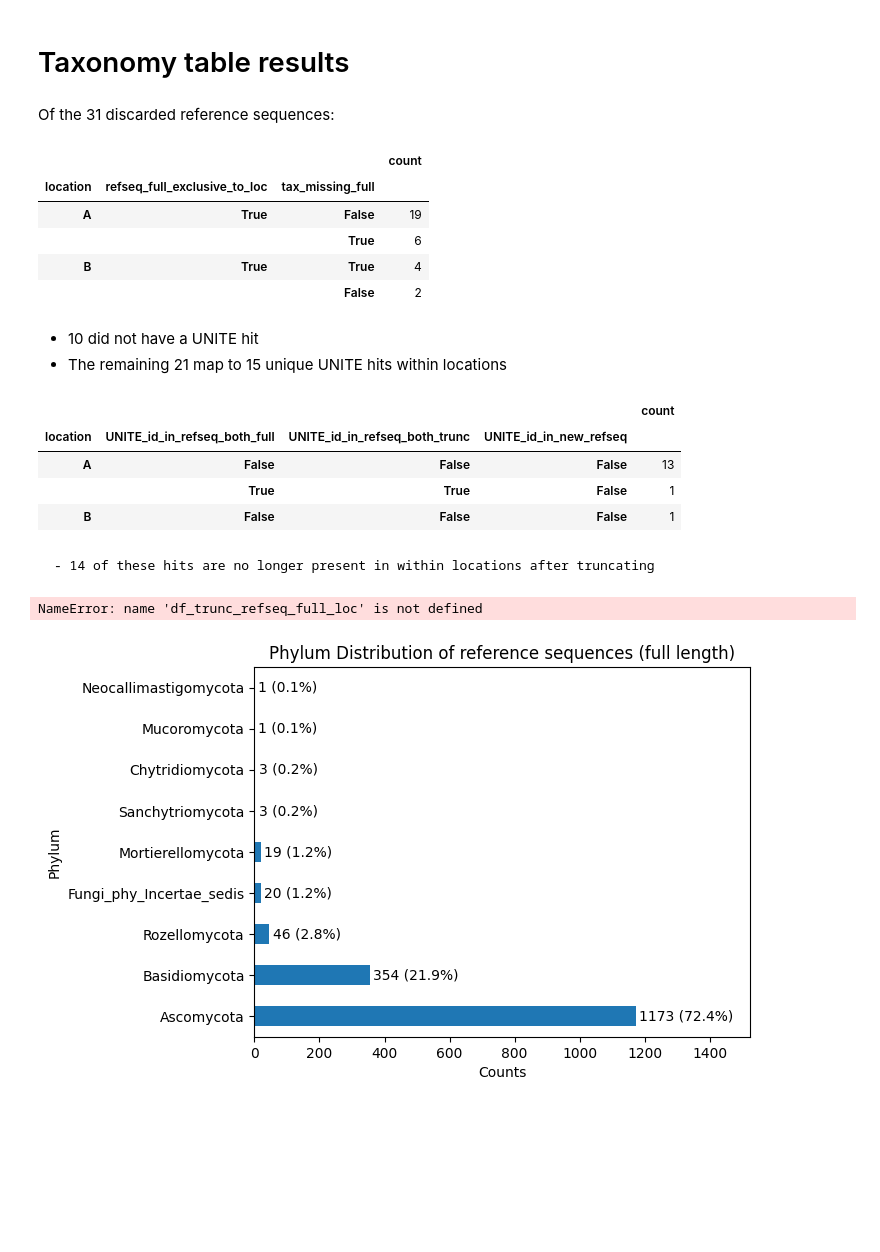
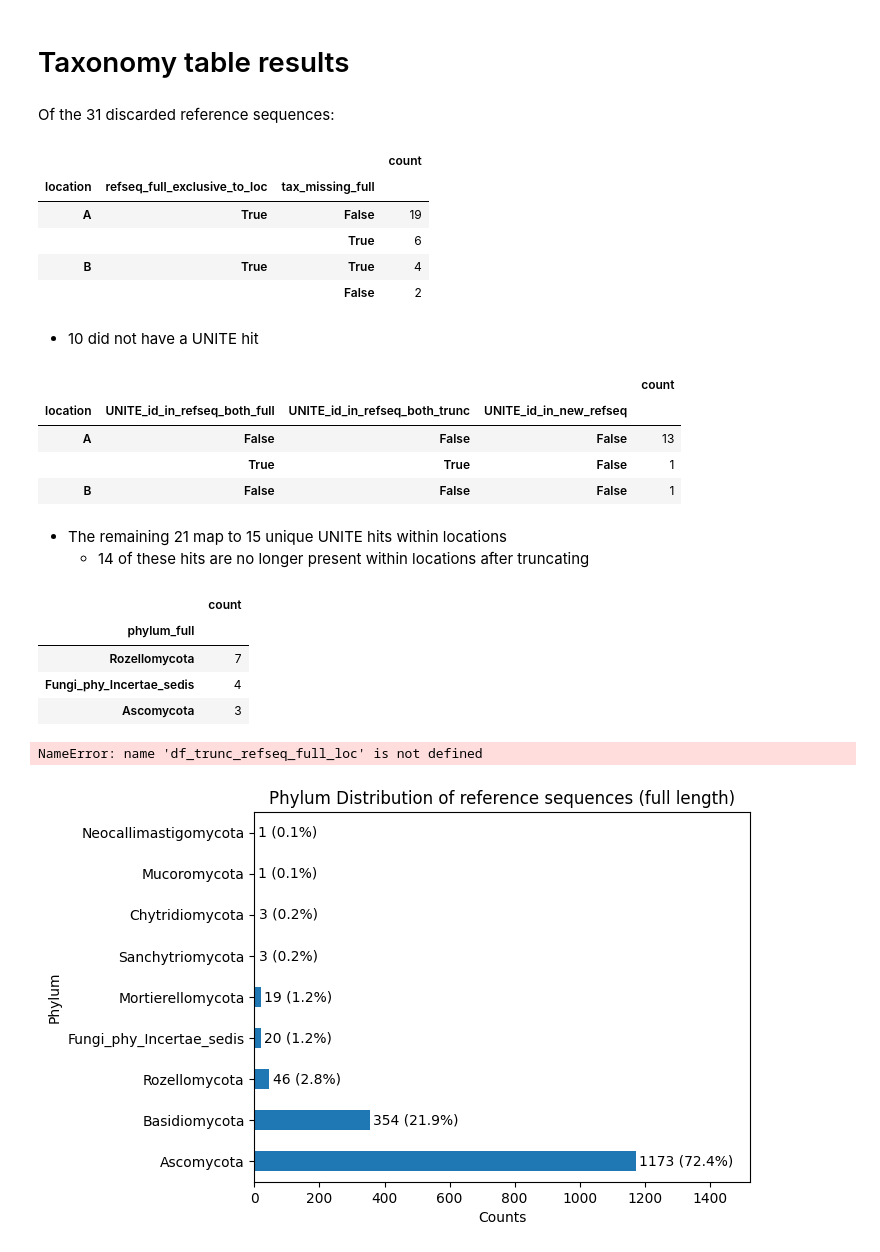
Before and after one commit to SethGG/mycodiversity-arise, a Jupyter notebook: 7_data_analysis.ipynb, the cells around one changed output. Drawn from its saved outputs; the diff is of its cells as text; code cells hidden in the pictures; blank space fills up the shorter version.

Commit message:
discard

```diff
--- a/7_data_analysis.ipynb
+++ b/7_data_analysis.ipynb
@@ -450,7 +450,13 @@ display(df_discard_refseq_full_tax_missing_count)
 display(md(f"- {num_discard_refseq_full_unite_na} did not have a UNITE hit"))
 display(df_discard_unite_full_counts)
 display(md(f"- The remaining {num_discard_refseq_full_unite} map to {num_discard_unite_full} unique UNITE hits within locations\n"
-           f"\t- {num_discard_unite_full_not_elsewhere} of these hits are no longer present in within locations after truncating"))
+           f"\t- {num_discard_unite_full_not_elsewhere} of these hits are no longer present within locations after truncating"))
+
+df_discard_unite_full_elsewhere = df_discard_unite_full[
+    (df_discard_unite_full["UNITE_id_in_refseq_both_trunc"] == False) & (df_discard_unite_full["UNITE_id_in_new_refseq"] == False)]
+df_discard_unite_full_elsewhere_tax_count = pd.DataFrame(df_discard_unite_full_elsewhere.value_counts(subset="phylum_full"))
+display(df_discard_unite_full_elsewhere_tax_count)
+
 
 #Taxonomic differences on ZOTUs that pass at full length and after truncation
 
@@ -463,35 +469,40 @@ df_trunc_unite_full_new["UNITE_id_in_trunc"] = df_trunc_unite_full_new["UNITE_id
 df_trunc_unite_full_new["UNITE_id_in_full"] = df_trunc_unite_full_new["UNITE_id_trunc"].isin(df_trunc_refseq_full_loc[df_trunc_refseq_full_loc["tax_missing_full"] == False]["UNITE_id_full"])
 
 display(df_trunc_unite_full_new[["location", "UNITE_id_trunc", "UNITE_id_in_trunc", "UNITE_id_in_full"]])
 
 df_trunc_unite_full_both = df_trunc_refseq_full_loc[(df_trunc_refseq_full_loc["tax_missing_full"] == False) & (df_trunc_refseq_full_loc["tax_missing_trunc"] == False)]
 df_trunc_unite_full_both["UNITE_id_equal"] = df_trunc_unite_full_both["UNITE_id_full"] == df_trunc_unite_full_both["UNITE_id_trunc"]
 
 display(pd.DataFrame.join(df_trunc_unite_full_both.value_counts(subset=["location", "exclusive_to_loc", "UNITE_id_equal"]),
                           df_trunc_unite_full_both.drop_duplicates(subset=["location", "UNITE_id_full", "UNITE_id_trunc"]).value_counts(subset=["location", "exclusive_to_loc", "UNITE_id_equal"]), lsuffix="_refseq", rsuffix="_UNITE_id"))
 
 levels = ["phylum", "class", "order", "family", "genus", "species"]
 for level in levels:
     df_trunc_unite_full_both[f"{level}_equal"] = df_trunc_unite_full_both[f"{level}_full"] == df_trunc_unite_full_both[f"{level}_trunc"]
 
 df_trunc_unite_full_both_not_equal_count = pd.DataFrame(df_trunc_unite_full_both[df_trunc_unite_full_both["UNITE_id_equal"] == False].value_counts(subset=[f"{level}_equal" for level in levels]))
 display(df_trunc_unite_full_both_not_equal_count)
 # %% [output]
 Of the 31 discarded reference sequences:
 |  |  |  | count |
 | location | refseq_full_exclusive_to_loc | tax_missing_full |  |
 | A | True | False | 19 |
 |  |  | True | 6 |
 | B | True | True | 4 |
 |  |  | False | 2 |
 - 10 did not have a UNITE hit
-- The remaining 21 map to 15 unique UNITE hits within locations
 |  |  |  |  | count |
 | location | UNITE_id_in_refseq_both_full | UNITE_id_in_refseq_both_trunc | UNITE_id_in_new_refseq |  |
 | A | False | False | False | 13 |
 |  | True | True | False | 1 |
 | B | False | False | False | 1 |
-	- 14 of these hits are no longer present in within locations after truncating
+- The remaining 21 map to 15 unique UNITE hits within locations
+	- 14 of these hits are no longer present within locations after truncating
+|  | count |
+| phylum_full |  |
+| Rozellomycota | 7 |
+| Fungi_phy_Incertae_sedis | 4 |
+| Ascomycota | 3 |
 NameError: name 'df_trunc_refseq_full_loc' is not defined
 # %%
 value_counts = df_refseq_tax_full["phylum"].value_counts()
```
